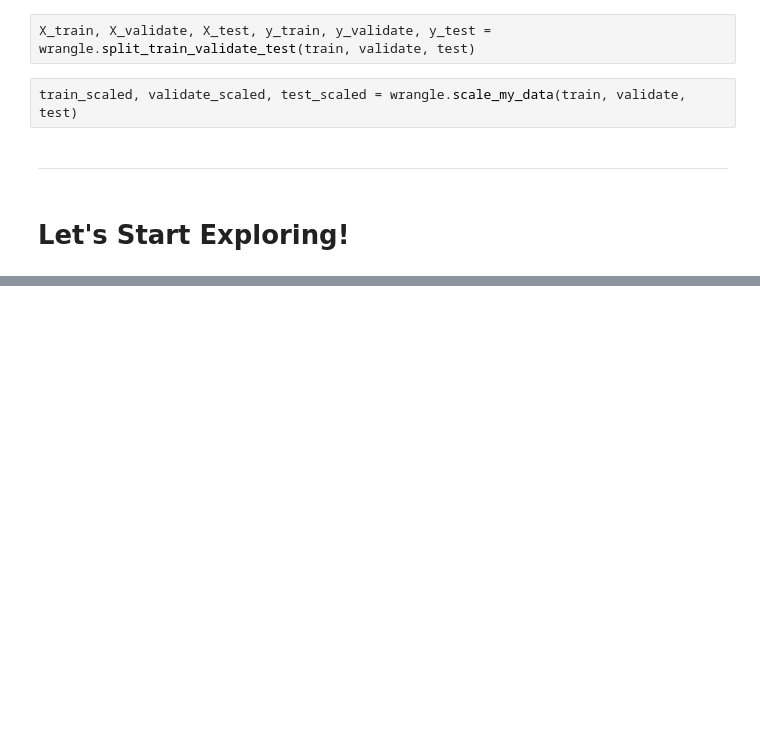
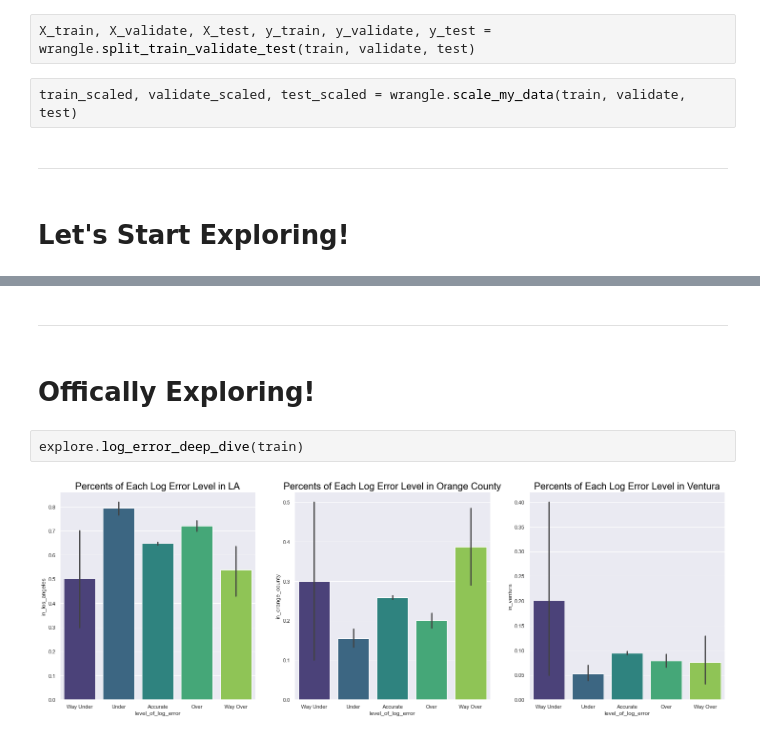
Before and after one commit to Zillow-Project/zillow_project_2021, a Jupyter notebook: project_final.ipynb, the cells around one changed output, grey strips where cells are left out. Drawn from its saved outputs; the diff is of its cells as text; blank space fills up the shorter version.

```diff
--- a/project_final.ipynb
+++ b/project_final.ipynb
@@ -115,0 +136,8 @@ ___
+# %% [markdown]
+___
+# %% [markdown]
+# Offically Exploring!
+# %%
+explore.log_error_deep_dive(train)
+# %% [output]
+[figure, added]
```
Also changed, not shown: parts of 6 cells of this notebook.
